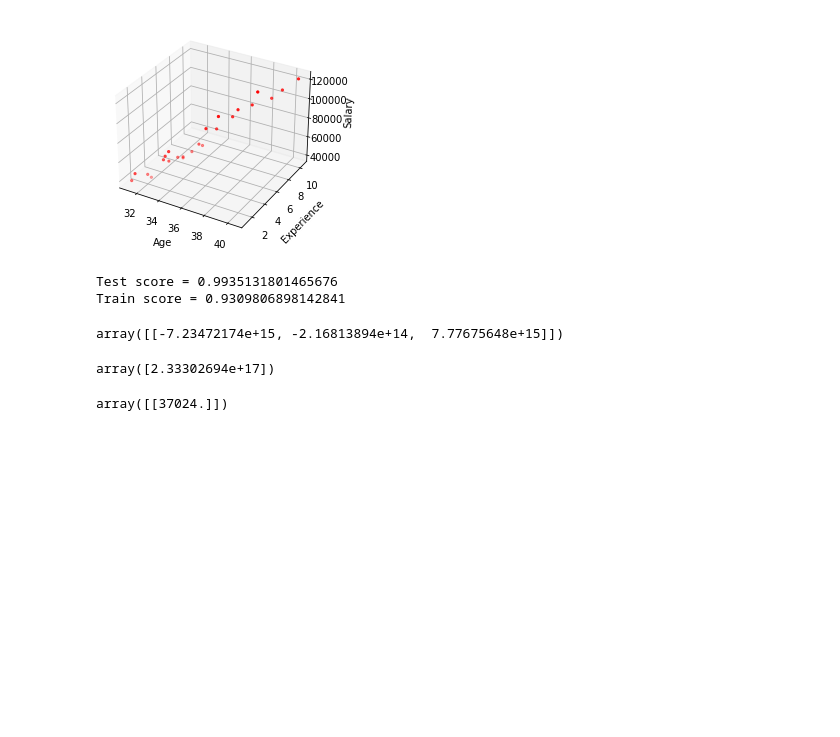
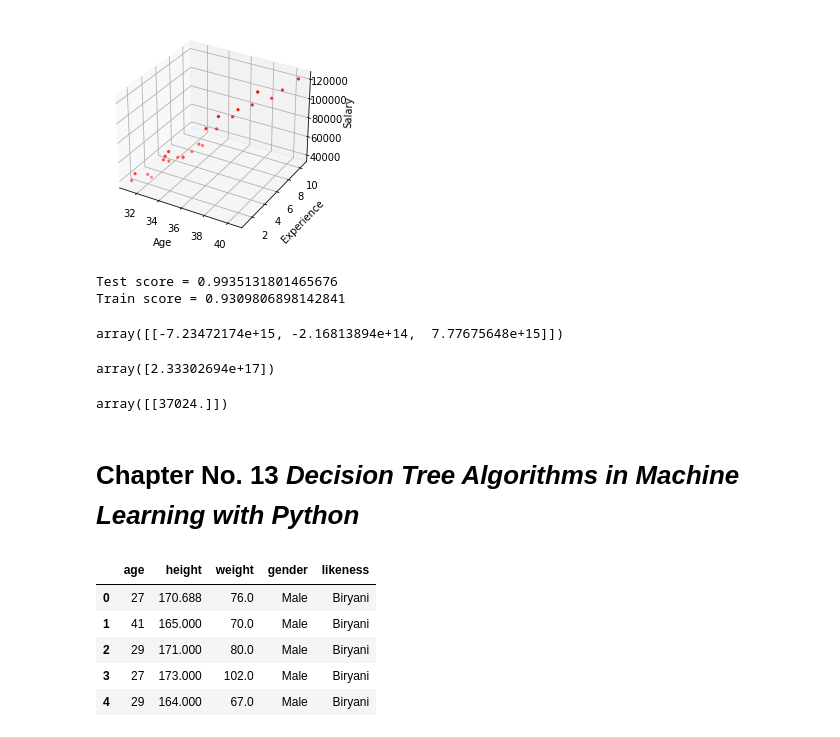
Before and after one commit to dilshad-geol/Data-Science-with-Python, a Jupyter notebook: 00_Everthing_in_Complete_Notebook.ipynb, the cells around one changed output. Saved outputs shown, nothing was run; the diff lists cells and outputs as text; code cells hidden in the pictures; blank space fills up the shorter version.

Commit message:
Day 21: Completed Decision Tree Algorithms in Machine Learning

```diff
--- a/00_Everthing_in_Complete_Notebook.ipynb
+++ b/00_Everthing_in_Complete_Notebook.ipynb
@@ -4721,3 +4721,17 @@ array([2.33302694e+17])
 model.predict([[31.1,77.75,1.1]])
 # %% [output]
 array([[37024.]])
+# %% [markdown]
+# Chapter No. 13 *Decision Tree Algorithms in Machine Learning with Python*
+# %%
+# import libraries
+import pandas as pd
+df= pd.read_csv("ml_data.csv")
+df.head()
+# %% [output]
+|  | age | height | weight | gender | likeness |
+| 0 | 27 | 170.688 | 76.0 | Male | Biryani |
+| 1 | 41 | 165.000 | 70.0 | Male | Biryani |
+| 2 | 29 | 171.000 | 80.0 | Male | Biryani |
+| 3 | 27 | 173.000 | 102.0 | Male | Biryani |
+| 4 | 29 | 164.000 | 67.0 | Male | Biryani |
```
Also changed, not shown: parts of 11 cells of this notebook, 3 other files.
